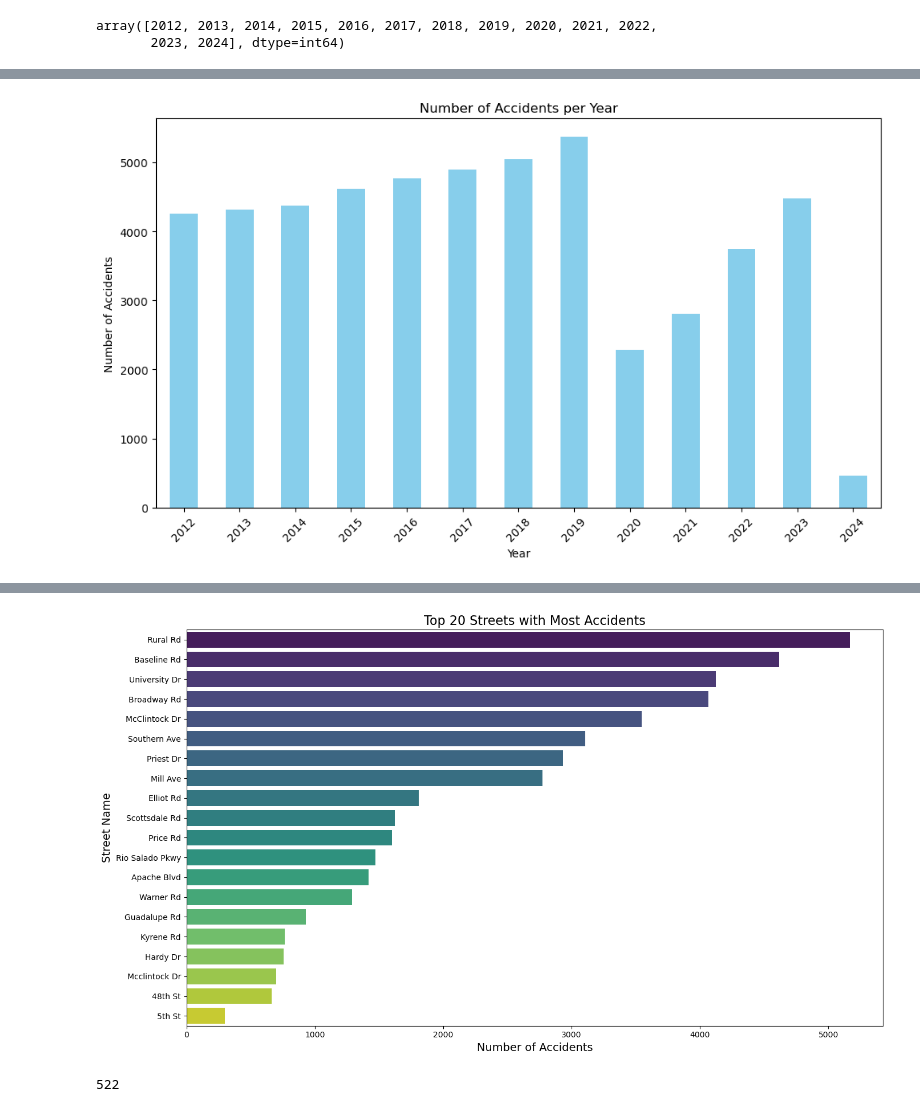
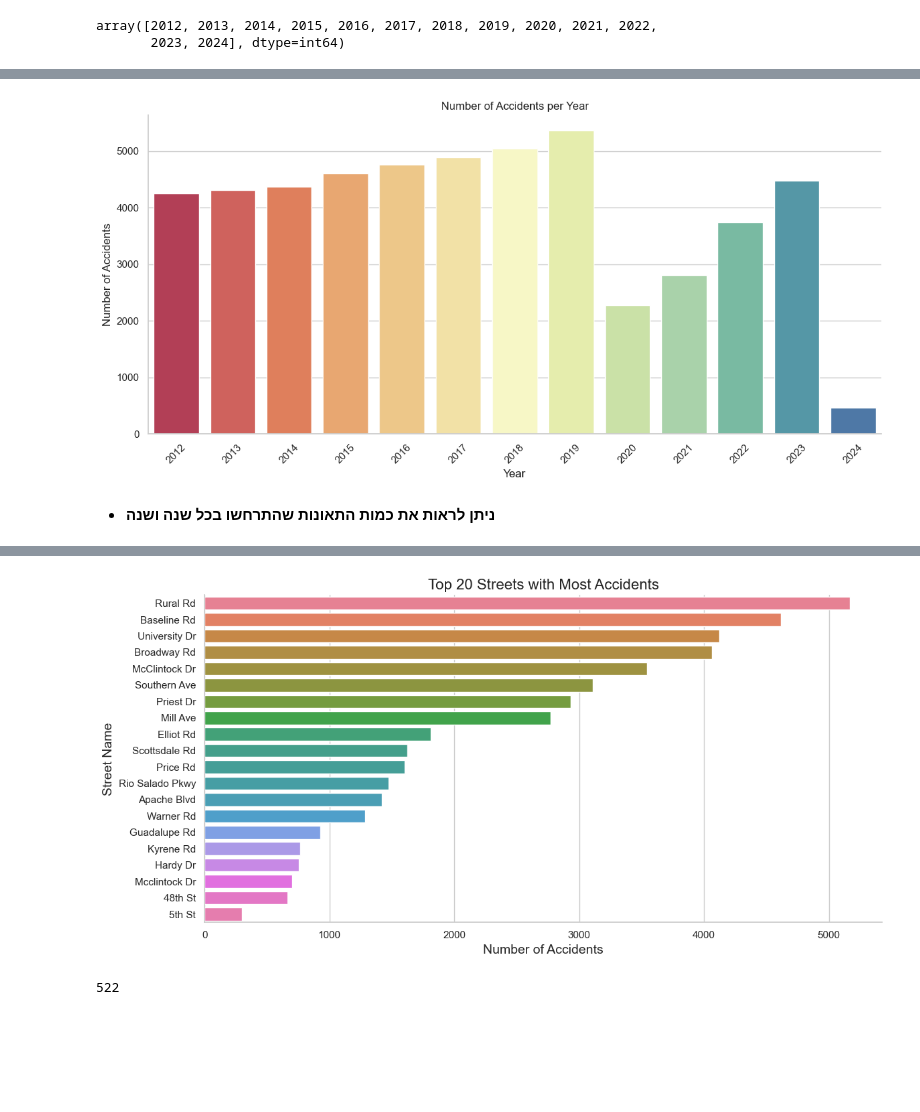
Before and after one commit to oribachar13579/oriandyuval, a Jupyter notebook: project.ipynb, the cells around one changed output, grey strips where cells are left out. Cells and saved outputs as stored; diff of their text form; code cells hidden in the pictures; blank space fills up the shorter version.

```diff
--- a/project.ipynb
+++ b/project.ipynb
@@ -65,0 +74,10 @@ strike_df.rename(columns={'Y': 'Coordinate_Y'}, inplace=True)
+# %%
+#החלפנו את שם העמודה לשם יותר ברור להבנה-מתאר מספור מהתאונה הראשונה עד האחרונה בקובץ זה
+strike_df.rename(columns={'OBJECTID': 'NumOfAccident'}, inplace=True)
+
+#החלפנו את איקס לקאורדינטת איקס על מנת שמיקום במפה ייראה ברור יותר, כנל ל וואי
+strike_df.rename(columns={'X': 'Coordinate_X'}, inplace=True)
+strike_df.rename(columns={'Y': 'Coordinate_Y'}, inplace=True)
+
+#הסרת שתי העמודות האחרונות כיוון שזה כמו שתי העמודות הראשונות
+strike_df = strike_df.iloc[:, :-2]
@@ -105,16 +140,32 @@ plt.show()
 # %%
-# Plot 1: Number of accidents per year
+
+# יצירת נתוני תאונות לפי שנה
 accidents_by_year = strike_df['Year'].value_counts().sort_index()
-plt.figure(figsize=(10, 6))
-accidents_by_year.plot(kind='bar', color='skyblue')
-plt.title('Number of Accidents per Year')
-plt.xlabel('Year')
-plt.ylabel('Number of Accidents')
-plt.xticks(rotation=45)
-plt.tight_layout()
-plt.savefig('accidents_per_year.png')
+
+# יצירת DataFrame מתוך הנתונים
+accidents_by_year_df = accidents_by_year.reset_index()
+accidents_by_year_df.columns = ['Year', 'Number of Accidents']
+
+# יצירת פלטת צבעים מותאמת אישית
+custom_palette = sns.color_palette("Spectral", len(accidents_by_year_df))
+
+# יצירת גרף בר עם פלטת צבעים מותאמת אישית
+sns.set(style="whitegrid")
+bar_plot = sns.barplot(x='Year', y='Number of Accidents', data=accidents_by_year_df, palette=custom_palette)
+bar_plot.set_title('Number of Accidents per Year')
+bar_plot.set_xlabel('Year')
+bar_plot.set_ylabel('Number of Accidents')
+bar_plot.set_xticklabels(bar_plot.get_xticklabels(), rotation=45)
+sns.despine()
+
+# שמירת הגרף
+fig = bar_plot.get_figure()
+fig.tight_layout()
+fig.savefig('accidents_per_year.png')
 # %% [output]
-[figure, old version]
+[figure, new version]
+# %% [markdown]
+* **ניתן לראות את כמות התאונות שהתרחשו בכל שנה ושנה**
 # %%
 med_df= strike_df.groupby('Year')['NumOfAccident'].count()
 med_df
@@ -135,23 +186,27 @@ Year
 2024     460
 Name: NumOfAccident, dtype: int64
 # %%
+# חישוב מספר התאונות לכל רחוב
 accidents_by_street = strike_df['StreetName'].value_counts().reset_index()
 accidents_by_street.columns = ['StreetName', 'Number of Accidents']
 
 # מציגים רק את 20 הרחובות עם מספר התאונות הגבוה ביותר
 top_streets = accidents_by_street.head(20)
 
-# יוצרים גרף עמודות שמראה את מספר התאונות ברחובות העליונים
-plt.figure(figsize=(14, 8))
-sns.barplot(data=top_streets, x='Number of Accidents', y='StreetName', palette='viridis')
-plt.title('Top 20 Streets with Most Accidents', fontsize=16)
-plt.xlabel('Number of Accidents', fontsize=14)
-plt.ylabel('Street Name', fontsize=14)
-plt.tight_layout()
-plt.savefig('top_streets_accidents.png')
-plt.show()
+# יצירת גרף עמודות
+sns.set(style="whitegrid")
+bar_plot = sns.barplot(data=top_streets, x='Number of Accidents', y='StreetName', palette='husl', dodge=False)
+bar_plot.set_title('Top 20 Streets with Most Accidents', fontsize=16)
+bar_plot.set_xlabel('Number of Accidents', fontsize=14)
+bar_plot.set_ylabel('Street Name', fontsize=14)
+sns.despine()
+
+# שמירת הגרף
+fig = bar_plot.get_figure()
+fig.tight_layout()
+fig.savefig('top_streets_accidents.png')
 # %% [output]
-[figure, old version]
+[figure, new version]
 # %%
 #מתאר לנו כמה רחובות שונים יש בכל הקובץ
 num_streets = len(accidents_by_street['StreetName'].unique())
```
Also changed, not shown: parts of 29 cells of this notebook.
